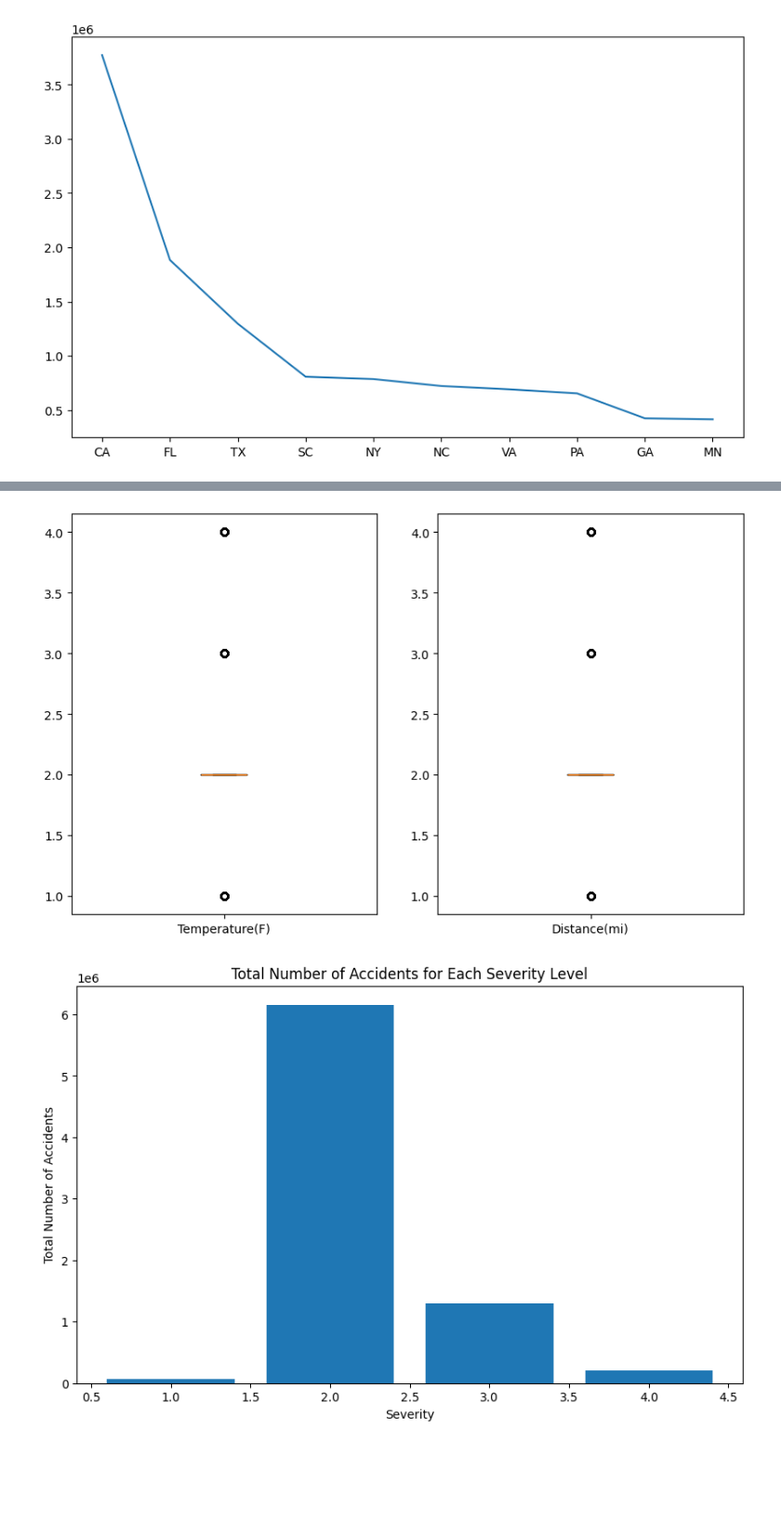
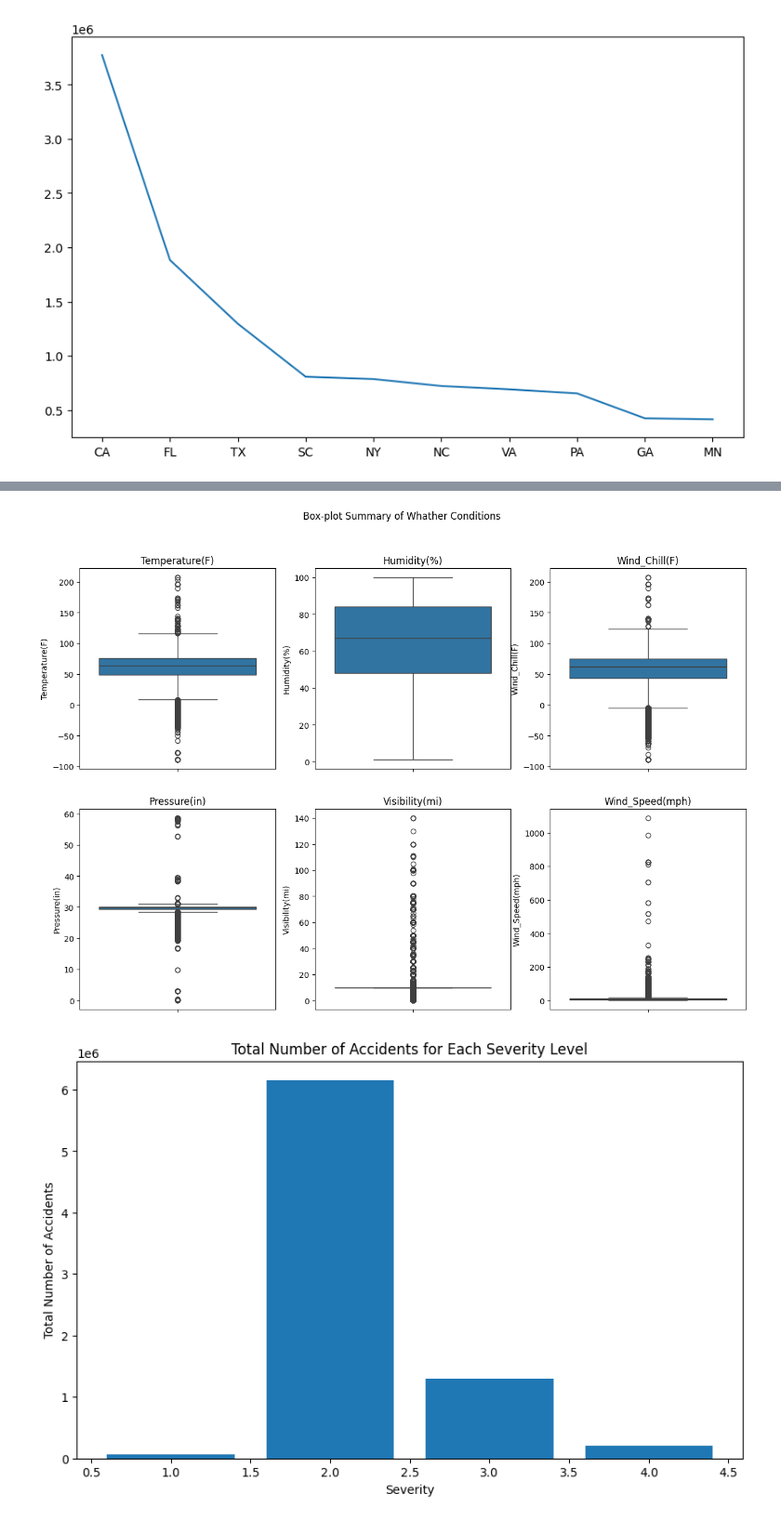
Before and after one commit to 31foan1dpt/DataAnalytics, a Jupyter notebook: Mindestanforderung_2.ipynb, the cells around one changed output, grey strips where cells are left out. Shown at 93% size. Saved outputs shown, nothing was run; the diff lists cells and outputs as text; code cells hidden in the pictures; blank space fills up the shorter version.

Commit message:
Commit#3 chaged diagrams on MA#2

```diff
--- a/Mindestanforderung_2.ipynb
+++ b/Mindestanforderung_2.ipynb
@@ -134,11 +128,42 @@ plt.show()
 # %%
-#Boxplot Severity as main factor with temp and humidity --> needs rework
-fig, ax = plt.subplots(ncols=2, figsize=(10,6))
-ax[0].boxplot(accidents['Severity'], labels=['Temperature(F)'])
-ax[1].boxplot(accidents['Severity'], labels=['Distance(mi)'])
+#Boxplots for most weather conditons (Temperature, Humidity, Windchill, Pressure, Visability, Wind_Speed)
+#--> ax.boxplot scales the y-axis wrong --> use seaborn for creation of boxplot
+
+#fig, ax = plt.subplots()
+#ax.boxplot(accidents['Temperature(F)'], labels=['Temperature(F)'])
+
+#creating sub-plot for better overview
+plt.figure(figsize=(15,10))
+plt.suptitle('Box-plot Summary of Whather Conditions')
+
+#creation of the boxplots
+plt.subplot(2,3,1)
+sns.boxplot(y=accidents['Temperature(F)'])
+plt.title('Temperature(F)')
+
+plt.subplot(2,3,2)
+sns.boxplot(y=accidents['Humidity(%)'])
+plt.title('Humidity(%)')
+
+plt.subplot(2,3,3)
+sns.boxplot(y=accidents['Wind_Chill(F)'])
+plt.title('Wind_Chill(F)')
+
+plt.subplot(2,3,4)
+sns.boxplot(y=accidents['Pressure(in)'])
+plt.title('Pressure(in)')
+
+plt.subplot(2,3,5)
+sns.boxplot(y=accidents['Visibility(mi)'])
+plt.title('Visibility(mi)')
+
+plt.subplot(2,3,6)
+sns.boxplot(y=accidents['Wind_Speed(mph)'])
+plt.title('Wind_Speed(mph)')
+
 plt.show()
 # %% [output]
-[figure, old version]
+[figure, new version]
 # %%
 #barchart total amount of accidents for each severity level --> needs rework
 total_accidents_per_severity = accidents['Severity'].value_counts()
```
Also changed, not shown: parts of 8 cells of this notebook, 1 other file.
